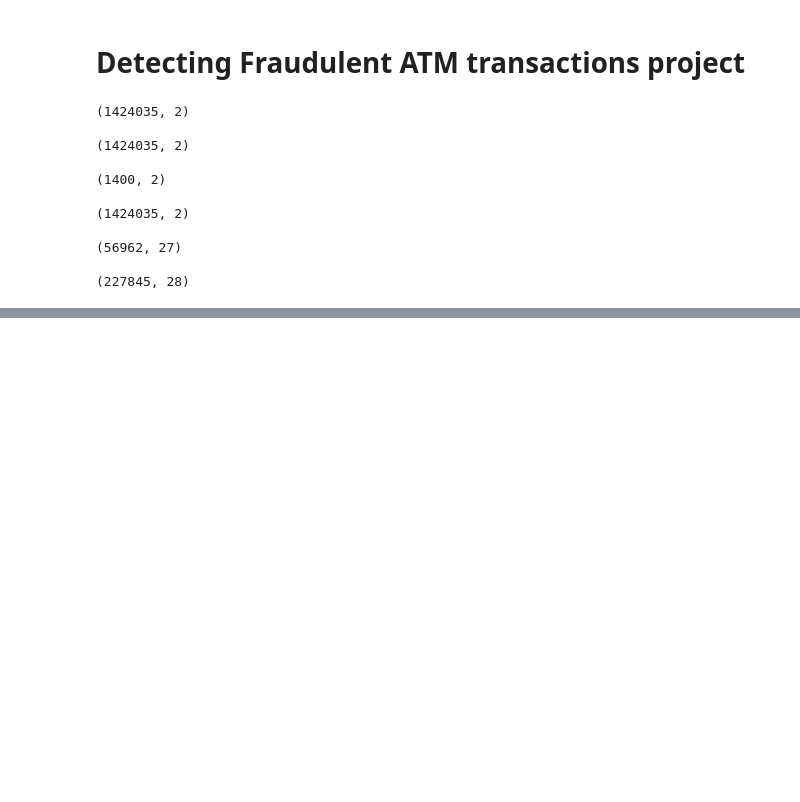
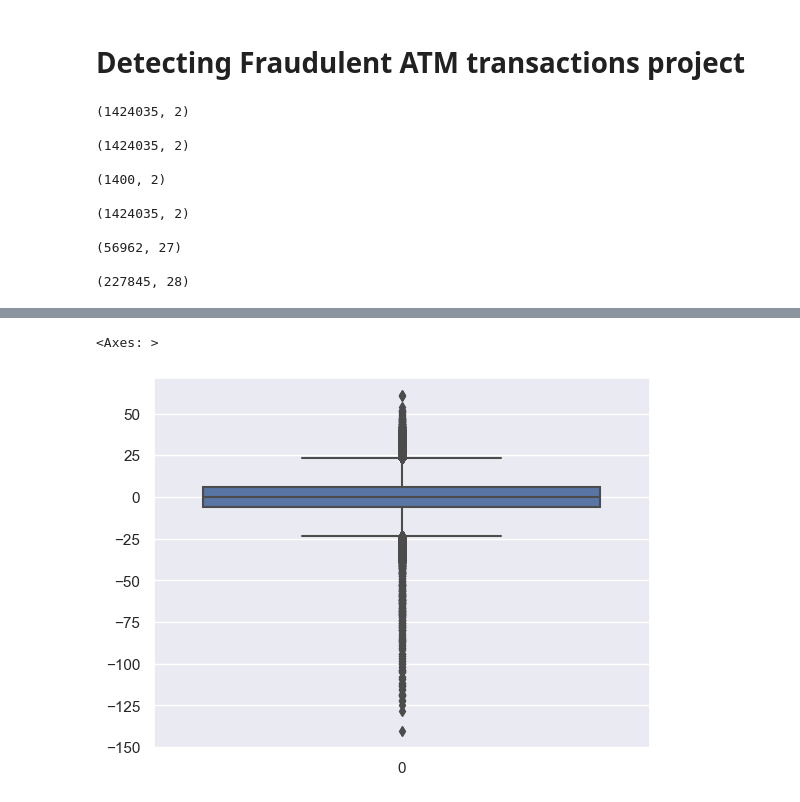
Before and after one commit to L-z-r-s/Banking-Fraud, a Jupyter notebook: Banking fraud.ipynb, the cells around one changed output, grey strips where cells are left out. Drawn from its saved outputs; the diff is of its cells as text; code cells hidden in the pictures; blank space fills up the shorter version.

```diff
--- a/Banking fraud.ipynb
+++ b/Banking fraud.ipynb
@@ -43,0 +195,5 @@ print(train_data.shape)
+# %%
+sns.boxplot(qset['qsets_normalized_tat'])
+# %% [output]
+<Axes: >
+[figure, added]
```
Also changed, not shown: parts of 16 cells of this notebook.
